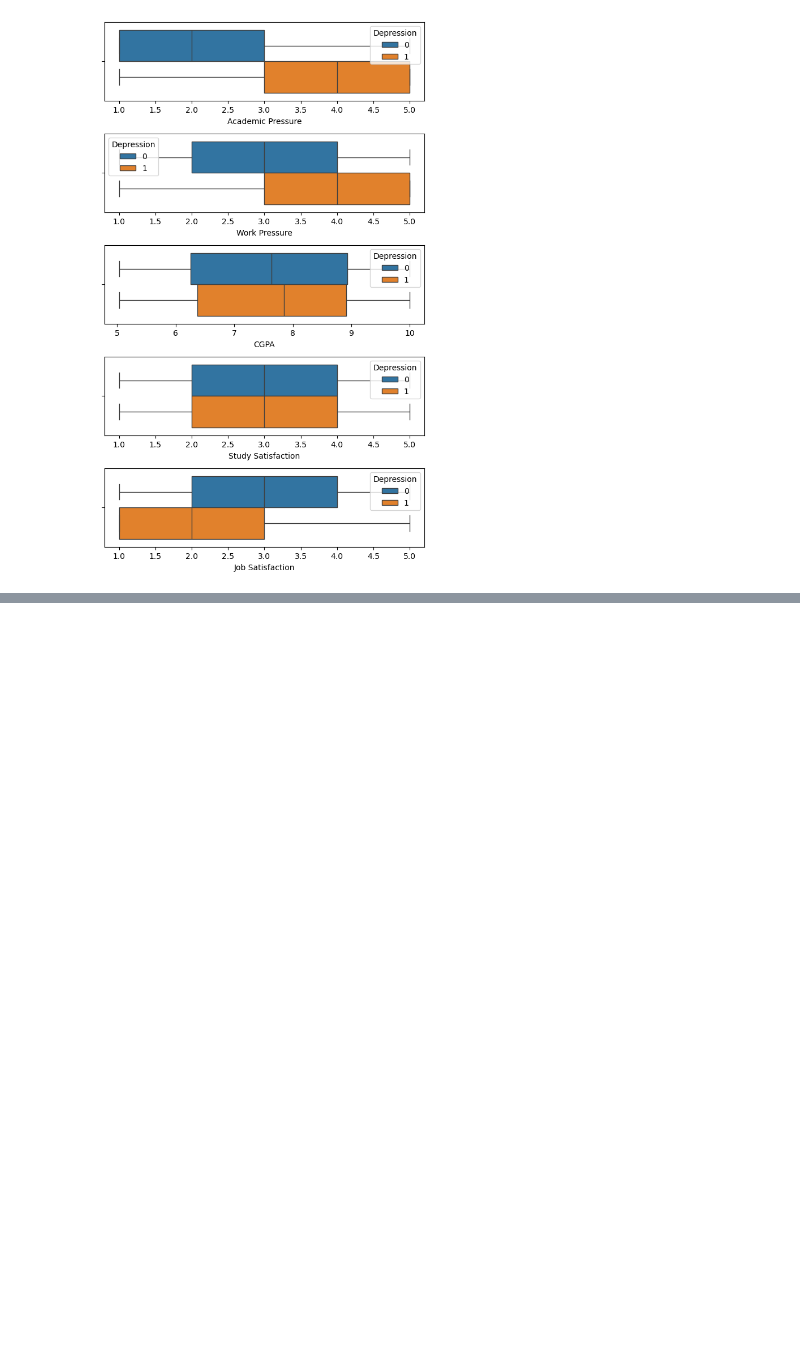
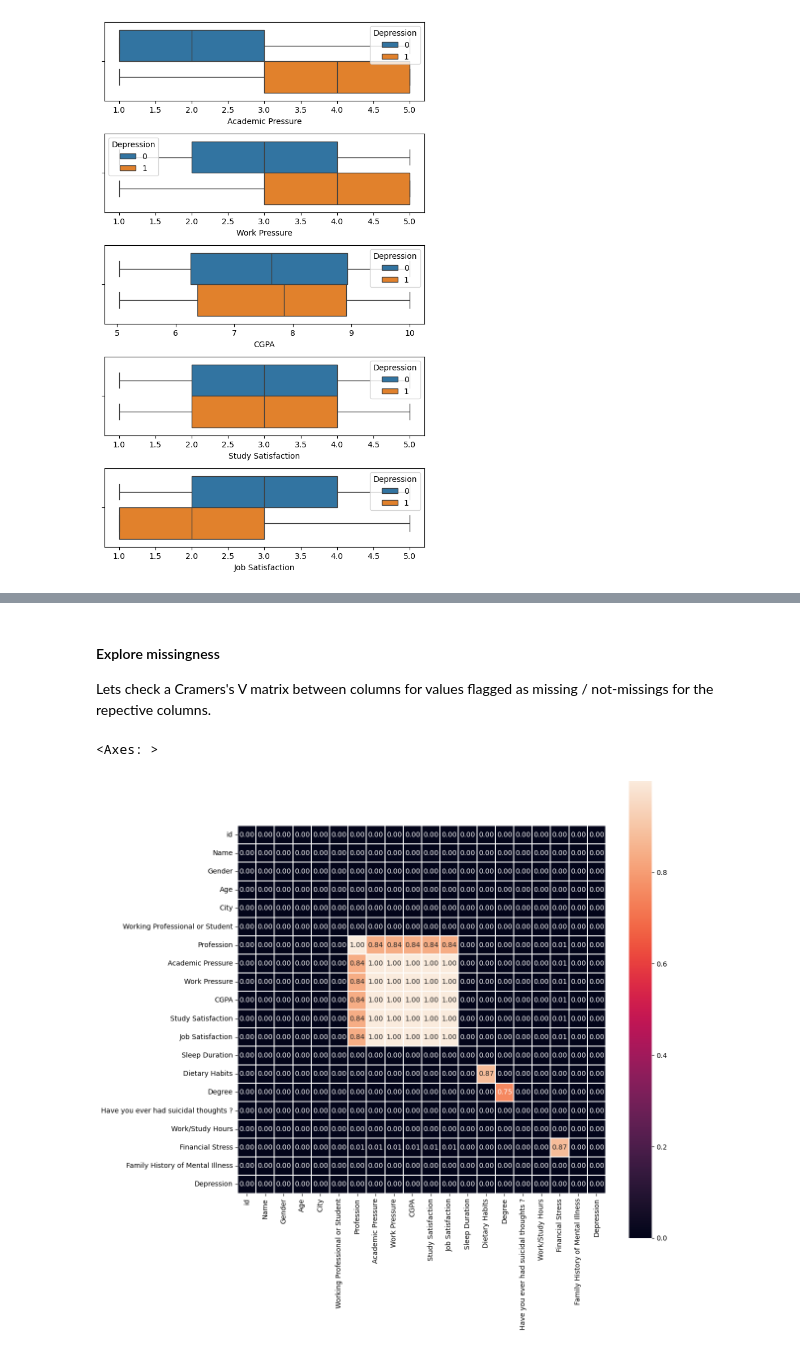
Before and after one commit to ricrichardthomas1/kaggle_mental, a Jupyter notebook: mental.ipynb, the cells around one changed output, grey strips where cells are left out. Drawn from its saved outputs; the diff is of its cells as text; code cells hidden in the pictures; blank space fills up the shorter version.

Commit message:
data cleanup  and imputation

```diff
--- a/mental.ipynb
+++ b/mental.ipynb
@@ -76,0 +136,4 @@ from sklearn.preprocessing import OneHotEncoder
+# %%
+degree_val_counts = df['Degree'].value_counts()
+df1['Degree'] = df1['Degree'].apply(lambda x: 'Others' if not pd.isna(x) and degree_val_counts[x] < 50 else x)
+df1['Degree'].value_counts()
@@ -76,0 +158,4 @@ from sklearn.preprocessing import OneHotEncoder
+# %%
+diet_val_counts = df['Dietary Habits'].value_counts()
+df1['Dietary Habits'] = df1['Dietary Habits'].apply(lambda x: 'Others' if not pd.isna(x) and diet_val_counts[x] < 50 else x)
+df1['Dietary Habits'].value_counts()
@@ -76,0 +189,7 @@ from sklearn.preprocessing import OneHotEncoder
+# %%
+plt.figure(figsize= (36,72))
+for n,col in enumerate(feats):
+    plt.subplot(len(feats),1,n+1)
+    sns.histplot(df1, x = col)
+    plt.xticks(rotation = 45)
+plt.tight_layout()
@@ -76,0 +198,32 @@ from sklearn.preprocessing import OneHotEncoder
+# %% [markdown]
+#### Explore missingness
+Lets check a Cramers's V matrix between columns for values flagged as missing / not-missings for the repective columns.
+# %%
+from scipy.stats import chi2_contingency
+from numpy.typing import ArrayLike
+
+def cramers_v(df:pd.DataFrame):
+    feats = df.columns
+    V_matrix = np.zeros((len(feats),len(feats)))
+    for i in range(len(feats)):
+        for j in range(len(feats)):
+            contingency_table = pd.crosstab(df[feats[i]], df[feats[j]])
+            chi2,_,_,_ = chi2_contingency(contingency_table)
+            n = df.shape[0]
+            r = contingency_table.shape[0]
+            c = contingency_table.shape[1]
+            try:
+                v = (chi2/(n*(min(r,c)-1)))**0.5
+            except ZeroDivisionError as e:
+                v = 0
+            V_matrix[i][j] = v
+    return V_matrix
+
+corr_missingness = cramers_v(df1.isnull().replace(True,1).replace(False,0))
+# %%
+corr_missingness = pd.DataFrame(corr_missingness, index=df1.columns, columns=df1.columns)
+plt.figure(figsize = (12,12))
+sns.heatmap(corr_missingness,square=True, linewidths=0.2, annot = True, fmt = '0.2f')
+# %% [output]
+<Axes: >
+[figure, added]
```
Also changed, not shown: parts of 17 cells of this notebook.
